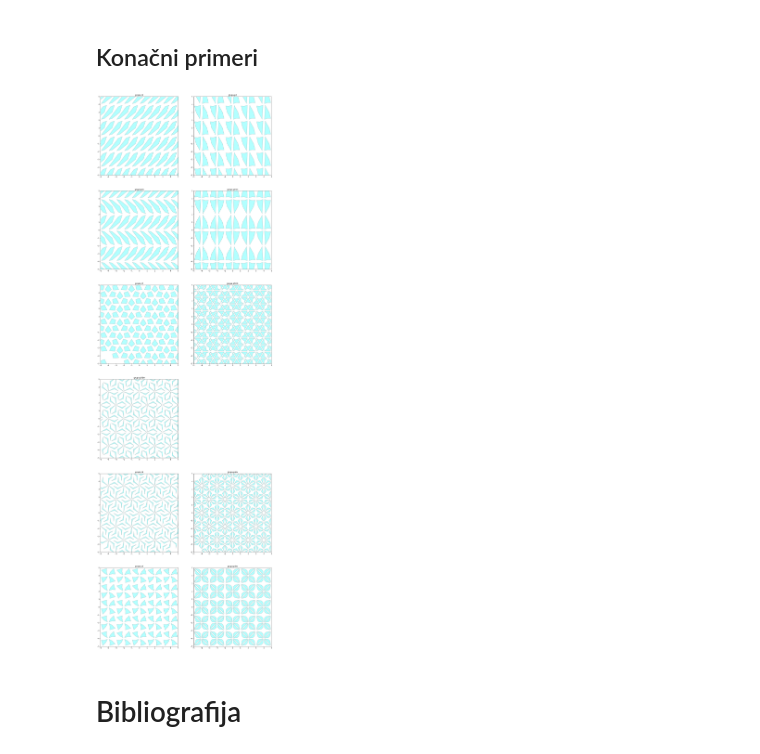
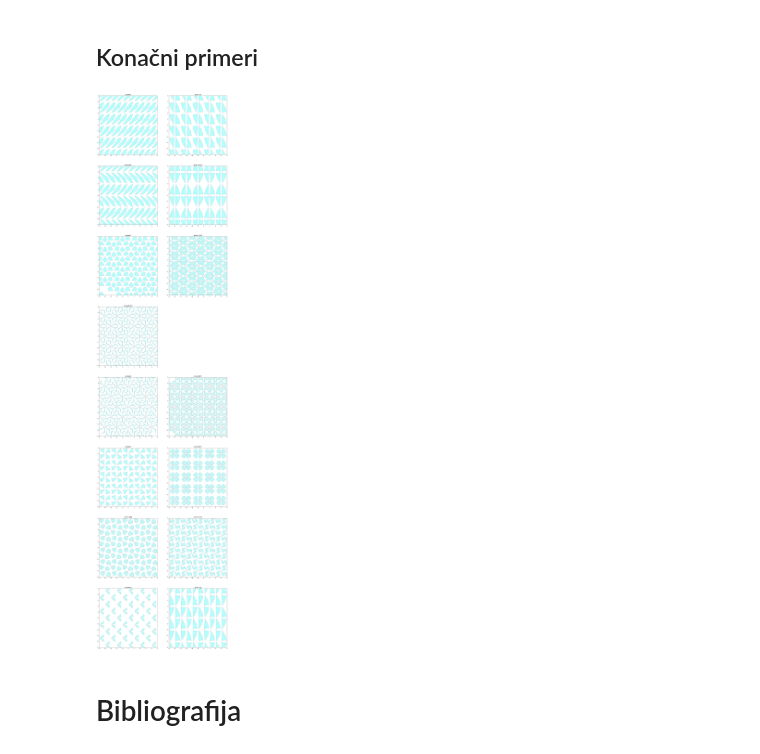
Before and after one commit to marinavas/poplocavanje, a Jupyter notebook: uvod.ipynb, the cells around one changed output. Drawn from its saved outputs; the diff is of its cells as text; code cells hidden in the pictures.

```diff
--- a/uvod.ipynb
+++ b/uvod.ipynb
@@ -318,6 +338,15 @@ izomgen_p4=generisi(izom_p4,okvir)
 # %%
 izom_p4m= p4m(0,0,1,0,1,1)
 izomgen_p4m=generisi(izom_p4m,okvir)
+# %%
+izom_p4g= p4g(0,0,1,0,1,1)
+izomgen_p4g=generisi(izom_p4g,okvir)
+# %%
+izom_cmm= cmm(0,0,1,0,1,1)
+izomgen_cmm=generisi(izom_cmm,okvir)
+# %%
+izom_cm = cm(0,0,2,0, 1, 4*sin(pi/3)/3)
+izomgen_cm= generisi(izom_cm,okvir)
 # %%
 pol1 = Polygon([(0.1,0.1),(0.5, 0.2), (1.5,1), (1.8,1.9), (1.3,1.7)])
 pol2 = Polygon([(0.1,0.1),(0.5, 0.23),(0.9,0.2),(0.7,1), (0.3,1.7),(0.2,1.9)])
@@ -326,25 +355,29 @@ pol3m = Polygon([(0.1,0.05),(0.4, 0.25), (0.9,0.05), (0.5,0.75)])
 pol_tr3 = Polygon([(0.05,0.05),(0.8, 0.3), (1.3,0.05), (0.8,0.45)])
 pol_tr6 = Polygon([(0.15,0.05),(0.8, 0.1), (0.95,0.5), (0.5,0.15)])
 pol_kv= Polygon([(0.1,0.1),(0.5, 0.23),(0.9,0.2),(0.7,0.9), (0.3,0.5)])
-pol_tr4= Polygon([(0.1,0.05),(0.6, 0.1),(0.8,0.3),(0.9,0.85), (0.6,0.5)])
+pol_tr4= Polygon([(0.1,0.05),(0.6, 0.1),(0.8,0.3),(0.7,0.6), (0.4,0.3)])
 # %%
 xmin,ymin,xmax,ymax = okvir
 fig = plt.figure(figsize=[20,100])
 
 nacrtaj(izomgen_p1,pol1,"p1",1)
 nacrtaj(izomgen_p2,pol2,"p2",2)
 nacrtaj(izomgen_pm, pol1,"pm",3)
 nacrtaj(izomgen_pmm,pol2,"pmm",4)
 nacrtaj(izomgen_p3,pol3, "p3",5)
 nacrtaj(izomgen_p3m1,pol3m,"p3m1",6)
 nacrtaj(izomgen_p31m,pol_tr3,"p31m",7)
 nacrtaj(izomgen_p6,pol_tr3,"p6",9)
 nacrtaj(izomgen_p6m,pol_tr6,"p6m",10)
 nacrtaj(izomgen_p4, pol_kv, "p4",11)
 nacrtaj(izomgen_p4m, pol_tr4, "p4m",12)
+nacrtaj(izomgen_p4g, pol_tr4, "p4g",13)
+nacrtaj(izomgen_cmm, pol_tr4, "cmm",14)
+nacrtaj(izomgen_cm,pol_tr4,"cm",15)
+nacrtaj(izomgen_pg,pol2,"pg",16)
 plt.show()
 # %% [output]
-[figure, old version]
+[figure, new version]
 # %%
 def generisi_pol(izl,p):
     r = []
```
Also changed, not shown: parts of 28 cells of this notebook.
